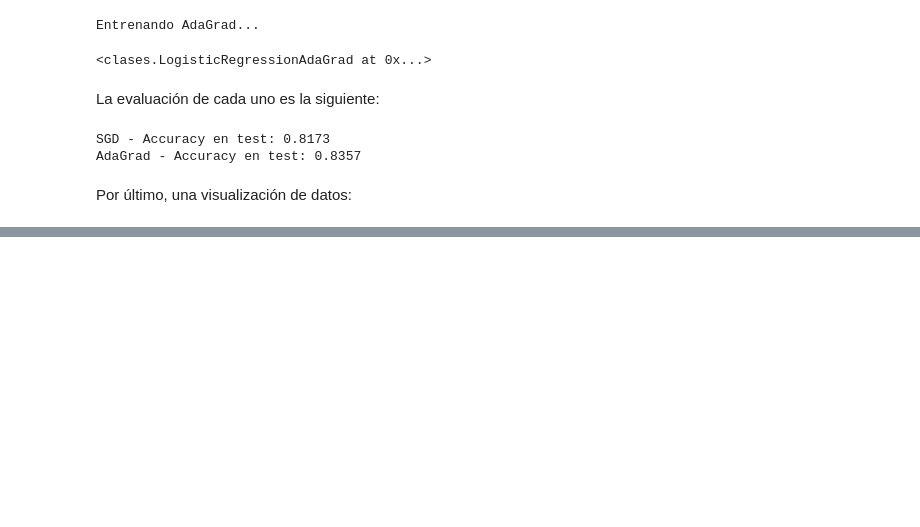
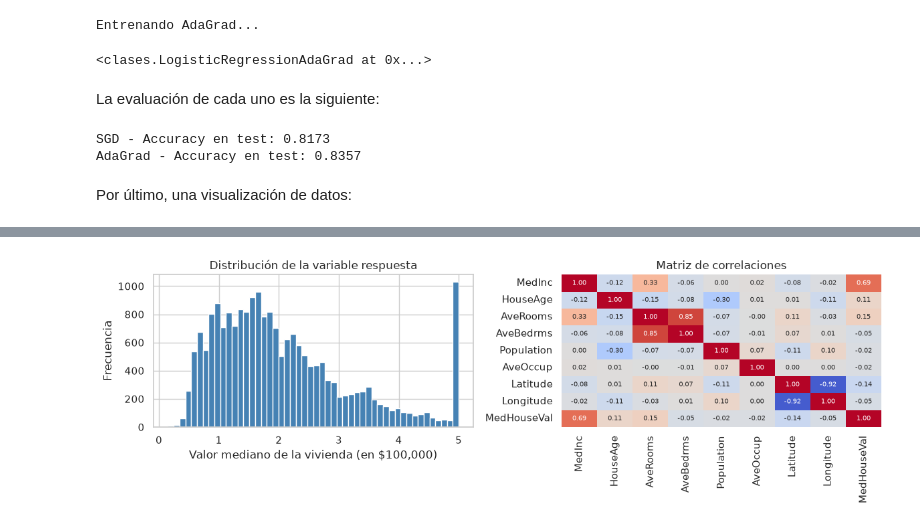
Before and after one commit to MelodiousZero/tareas_modulo_7_diplomado, a Jupyter notebook: tareas/tarea_1/tarea_1.ipynb, the cells around one changed output, grey strips where cells are left out. Saved outputs shown, nothing was run; the diff lists cells and outputs as text; code cells hidden in the pictures; blank space fills up the shorter version.

```diff
--- a/tareas/tarea_1/tarea_1.ipynb
+++ b/tareas/tarea_1/tarea_1.ipynb
@@ -237,0 +431,30 @@ Adagrad es mejor, porque (...)
+# %%
+def cargar_california_housing():
+    try:
+        from sklearn.datasets import fetch_california_housing
+        datos = fetch_california_housing()
+        X = pd.DataFrame(datos.data, columns=datos.feature_names)
+        y = pd.Series(datos.target, name='MedHouseVal')
+        print('Datos cargados con fetch_california_housing (scikit-learn).')
+    except Exception as e:
+        # Respaldo: copia pública del dataset original; construimos las mismas variables
+        # que scikit-learn (se descartan 207 renglones con faltantes en total_bedrooms).
+        print('fetch_california_housing falló, usando respaldo de GitHub...')
+        url = 'https://raw.githubusercontent.com/ageron/handson-ml2/master/datasets/housing/housing.csv'
+        df = pd.read_csv(url).dropna()
+        X = pd.DataFrame({
+            'MedInc': df['median_income'],
+            'HouseAge': df['housing_median_age'],
+            'AveRooms': df['total_rooms'] / df['households'],
+            'AveBedrms': df['total_bedrooms'] / df['households'],
+            'Population': df['population'],
+            'AveOccup': df['population'] / df['households'],
+            'Latitude': df['latitude'],
+            'Longitude': df['longitude'],
+        }).reset_index(drop=True)
+        y = pd.Series(df['median_house_value'].values / 100000.0, name='MedHouseVal')
+    return X, y
+
+X_df, y_s = cargar_california_housing()
+print('Dimensiones:', X_df.shape, y_s.shape)
+X_df.describe().T.round(3)
@@ -237,0 +473,15 @@ Adagrad es mejor, porque (...)
+# %%
+fig, axs = plt.subplots(1, 2, figsize=(12, 4))
+axs[0].hist(y_s, bins=50, color='steelblue', edgecolor='white')
+axs[0].set_xlabel('Valor mediano de la vivienda (en $100,000)')
+axs[0].set_ylabel('Frecuencia')
+axs[0].set_title('Distribución de la variable respuesta')
+
+corr = pd.concat([X_df, y_s], axis=1).corr()
+sns.heatmap(corr, annot=True, fmt='.2f', cmap='coolwarm', center=0,
+            ax=axs[1], annot_kws={'size': 7}, cbar=False)
+axs[1].set_title('Matriz de correlaciones')
+plt.tight_layout()
+plt.show()
+# %% [output]
+[figure, added]
```
Also changed, not shown: parts of 33 cells of this notebook, 1 other file.
